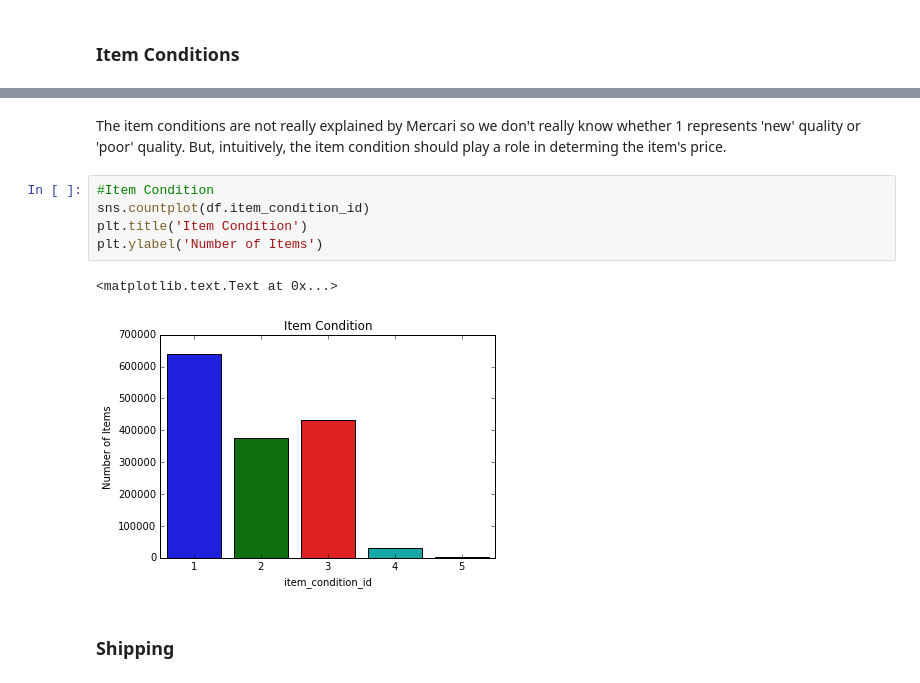
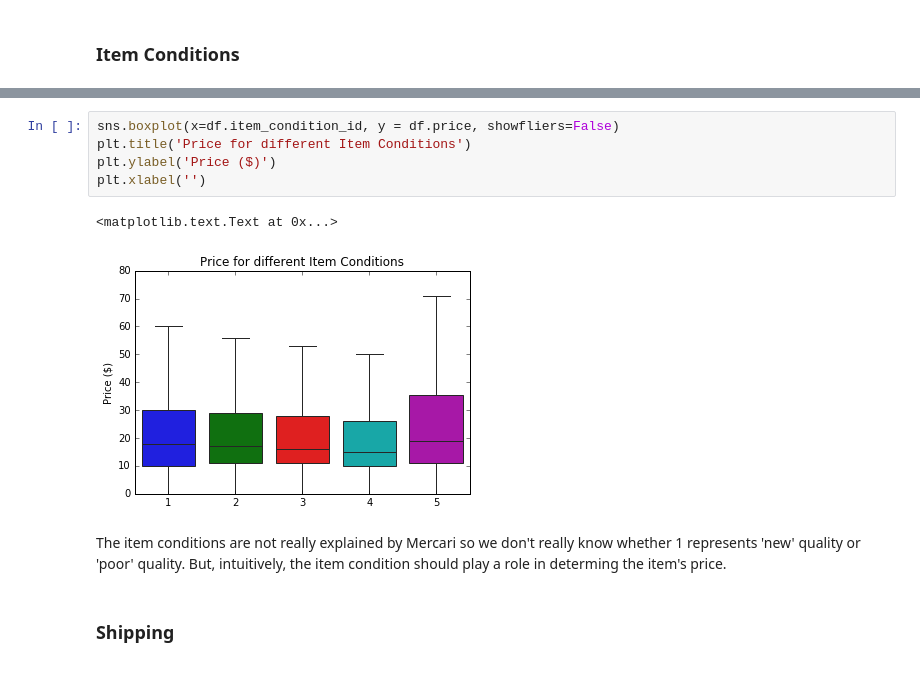
Before and after one commit to josephsudibyo/Mercari-Product-Price-Suggestion, a Jupyter notebook: Mercari Price Suggestion Project.ipynb, the cells around one changed output, grey strips where cells are left out. Saved outputs shown, nothing was run; the diff lists cells and outputs as text.

```diff
--- a/Mercari Price Suggestion Project.ipynb
+++ b/Mercari Price Suggestion Project.ipynb
@@ -187,13 +197,13 @@ plt.xlabel('Avg Price Per Item ($)')
+# %%
+sns.boxplot(x=df.item_condition_id, y = df.price, showfliers=False)
+plt.title('Price for different Item Conditions')
+plt.ylabel('Price ($)')
+plt.xlabel('')
+# %% [output]
+<matplotlib.text.Text at 0x...>
+[figure, added]
 # %% [markdown]
 The item conditions are not really explained by Mercari so we don't really know whether 1 represents 'new' quality or 'poor' quality. But, intuitively, the item condition should play a role in determing the item's price.
-# %%
-#Item Condition
-sns.countplot(df.item_condition_id)
-plt.title('Item Condition')
-plt.ylabel('Number of Items')
-# %% [output]
-<matplotlib.text.Text at 0x...>
-[figure, removed]
 # %% [markdown]
 ### Shipping
 # %%
```
Also changed, not shown: parts of 7 cells of this notebook.
